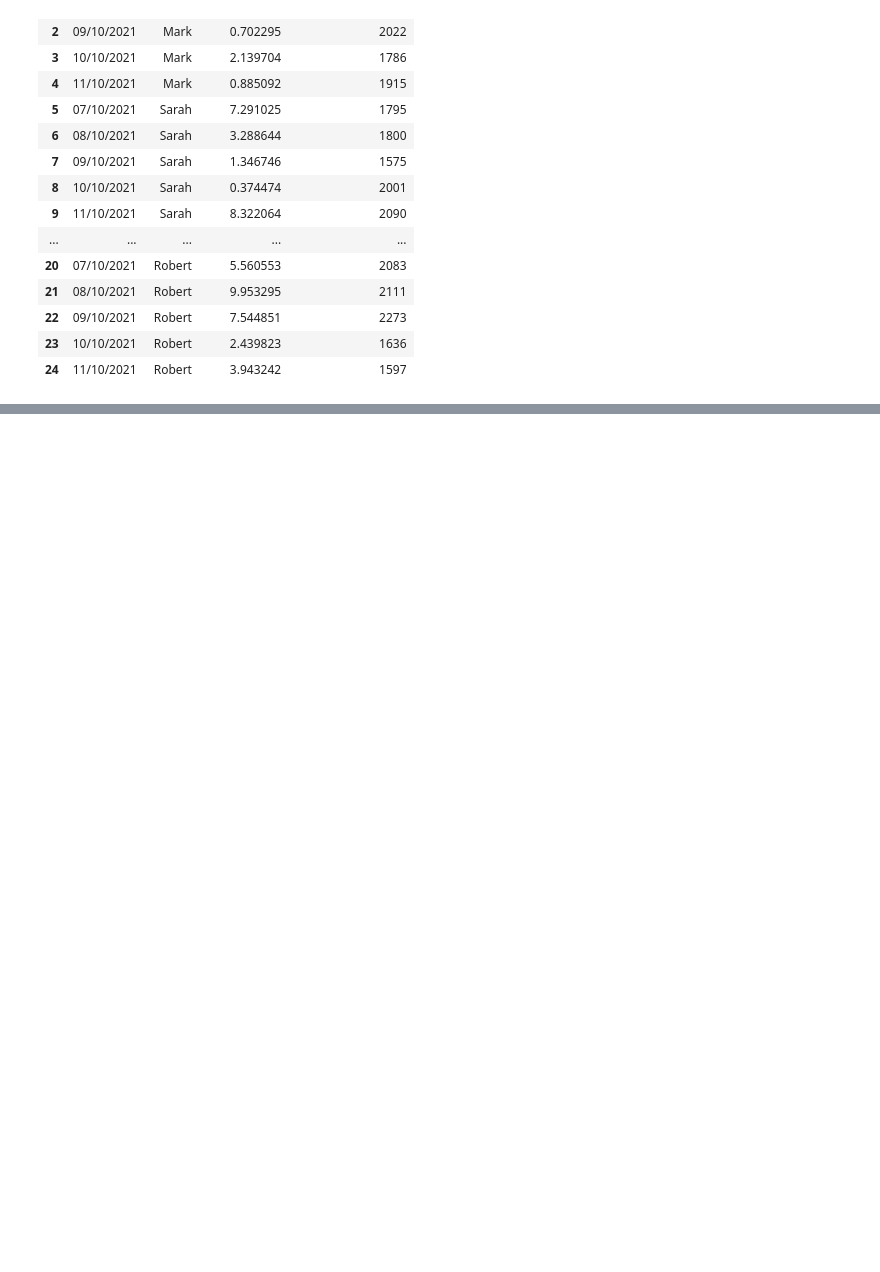
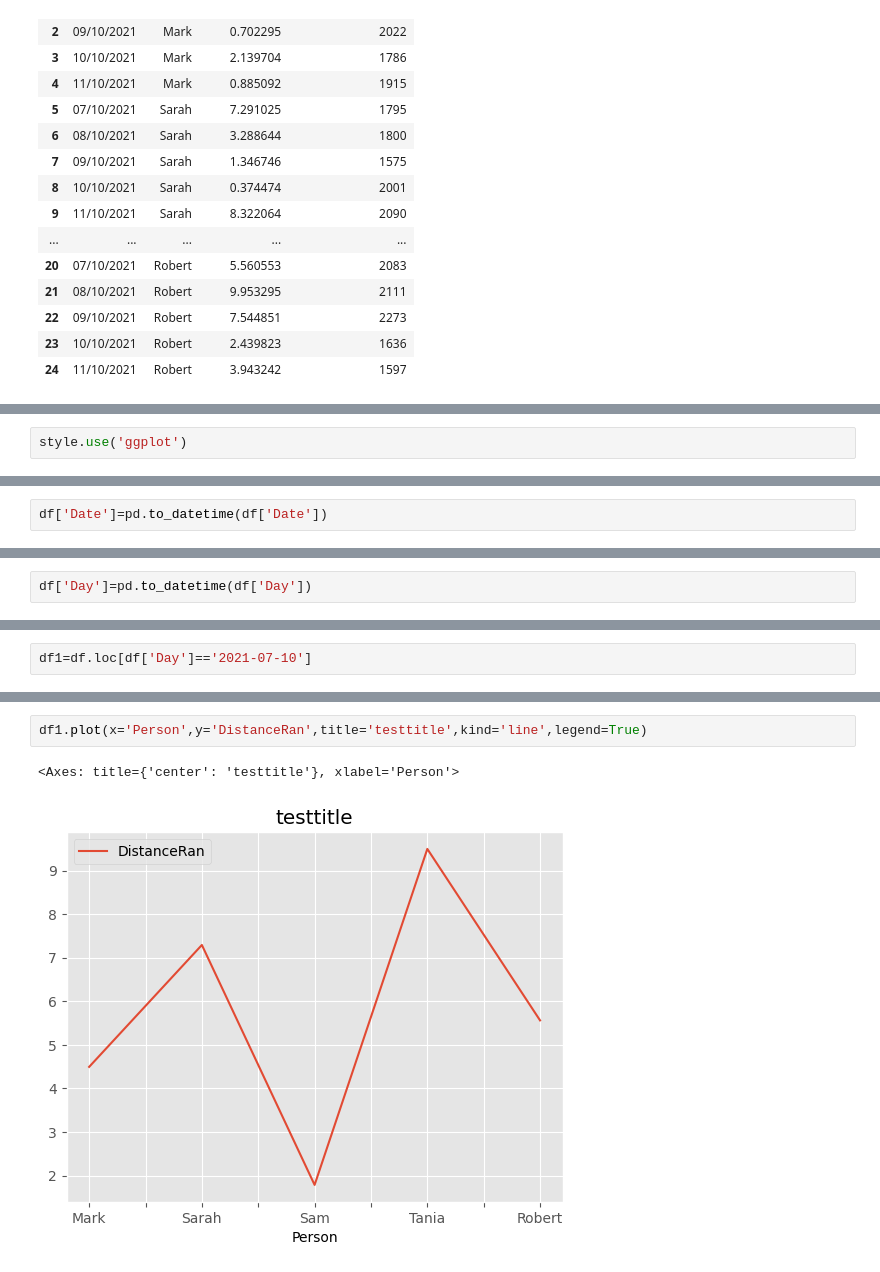
Before and after one commit to Geetansh1312/Project2, a Jupyter notebook: Untitled3.ipynb, the cells around one changed output, grey strips where cells are left out. Drawn from its saved outputs; the diff is of its cells as text; blank space fills up the shorter version.

```diff
--- a/Untitled3.ipynb
+++ b/Untitled3.ipynb
@@ -31,0 +44,2 @@ df
+# %%
+style.use('ggplot')
@@ -31,0 +50,2 @@ df
+# %%
+df['Date']=pd.to_datetime(df['Date'])
@@ -31,0 +54,2 @@ df
+# %%
+df['Day']=pd.to_datetime(df['Day'])
@@ -31,0 +76,2 @@ df
+# %%
+df1=df.loc[df['Day']=='2021-07-10']
@@ -31,0 +87,5 @@ df
+# %%
+df1.plot(x='Person',y='DistanceRan',title='testtitle',kind='line',legend=True)
+# %% [output]
+<Axes: title={'center': 'testtitle'}, xlabel='Person'>
+[figure, added]
```
Also changed, not shown: parts of 22 cells of this notebook, 2 other files.
